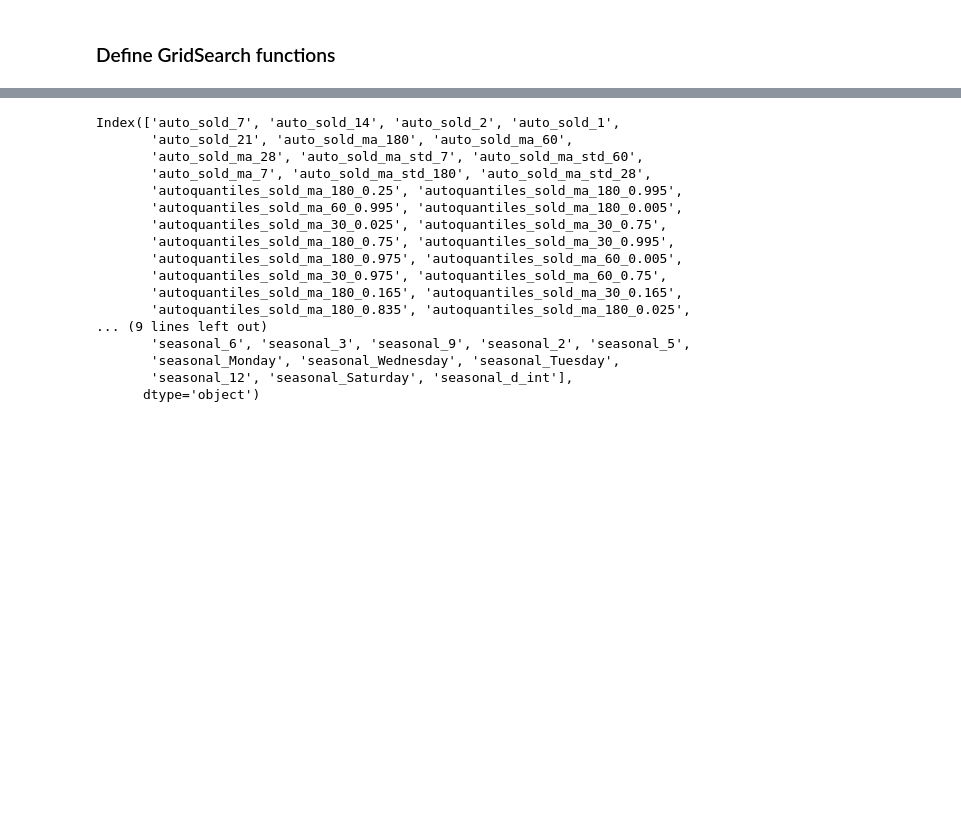
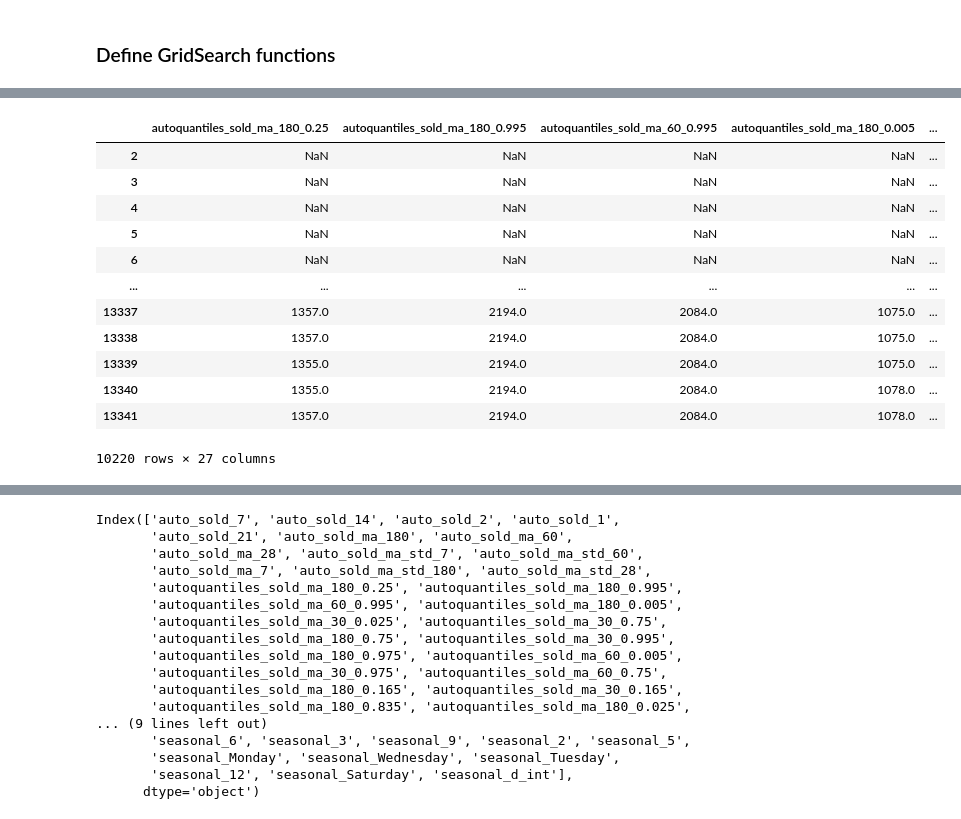
Before and after one commit to CodingNoob234/m5-forecasting-uncertainty, a Jupyter notebook: code/un_training_model_quantiles.ipynb, the cells around one changed output, grey strips where cells are left out. Saved outputs shown, nothing was run; the diff lists cells and outputs as text; code cells hidden in the pictures; blank space fills up the shorter version.

```diff
--- a/code/un_training_model_quantiles.ipynb
+++ b/code/un_training_model_quantiles.ipynb
@@ -170 +205,18 @@ def prep_data(level):
+# %%
+prefixes = ['autoquantiles_']
+features[[c for c in features.columns if prefixes_in_column(c, prefixes)]]
+# %% [output]
+|  | autoquantiles_sold_ma_180_0.25 | autoquantiles_sold_ma_180_0.995 | autoquantiles_sold_ma_60_0.995 | autoquantiles_sold_ma_180_0.005 | ... |
+| 2 | NaN | NaN | NaN | NaN | ... |
+| 3 | NaN | NaN | NaN | NaN | ... |
+| 4 | NaN | NaN | NaN | NaN | ... |
+| 5 | NaN | NaN | NaN | NaN | ... |
+| 6 | NaN | NaN | NaN | NaN | ... |
+| ... | ... | ... | ... | ... | ... |
+| 13337 | 1357.0 | 2194.0 | 2084.0 | 1075.0 | ... |
+| 13338 | 1357.0 | 2194.0 | 2084.0 | 1075.0 | ... |
+| 13339 | 1355.0 | 2194.0 | 2084.0 | 1075.0 | ... |
+| 13340 | 1355.0 | 2194.0 | 2084.0 | 1078.0 | ... |
+| 13341 | 1357.0 | 2194.0 | 2084.0 | 1078.0 | ... |
+10220 rows × 27 columns
 # %%
```
Also changed, not shown: parts of 7 cells of this notebook, 2 other files.
